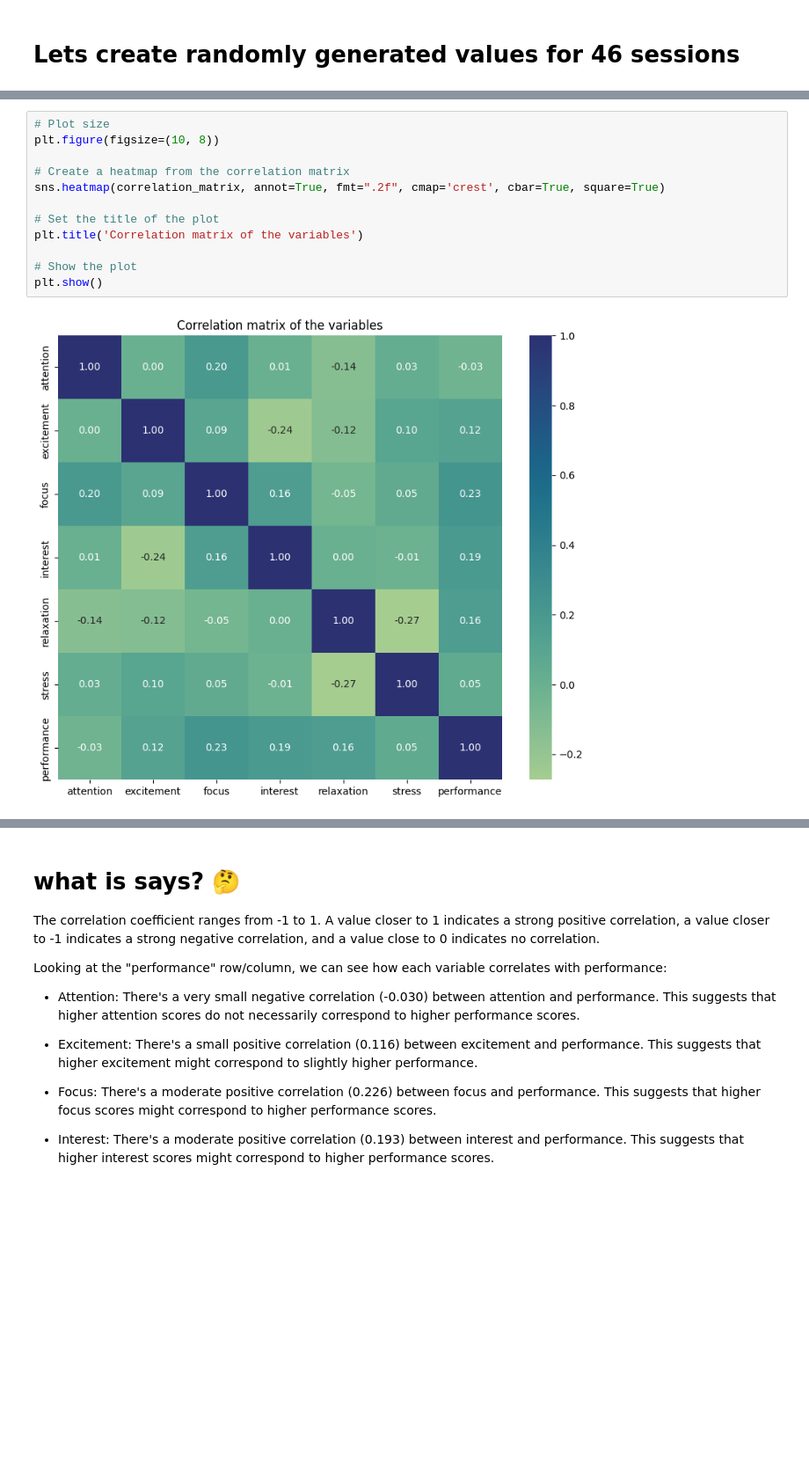
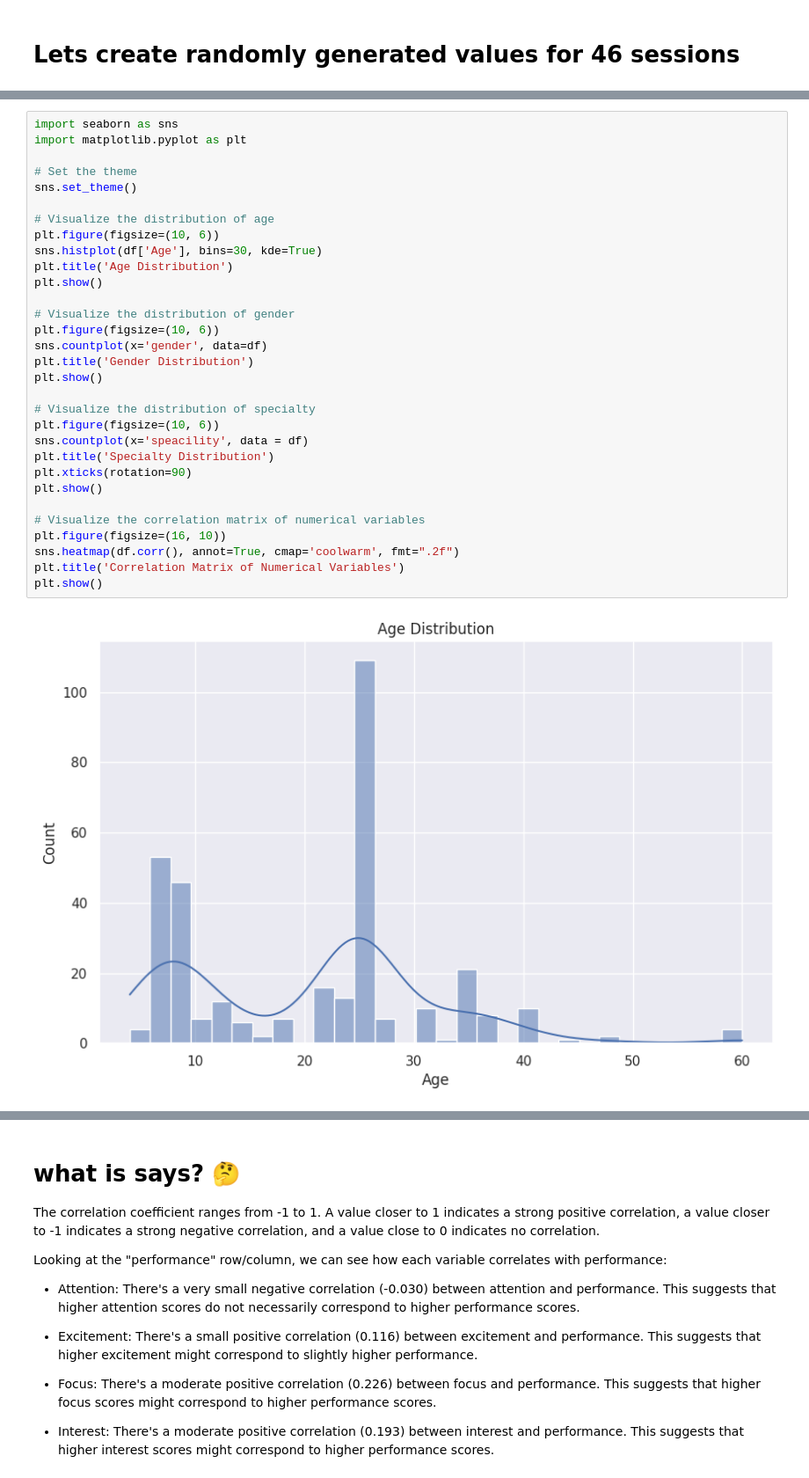
Before and after one commit to Darkandpure/Machine_learning-, a Jupyter notebook: Analysis_nema.ipynb, the cells around one changed output, grey strips where cells are left out. Shown at 88% size. Drawn from its saved outputs; the diff is of its cells as text; blank space fills up the shorter version.

```diff
--- a/Analysis_nema.ipynb
+++ b/Analysis_nema.ipynb
@@ -72,14 +612,33 @@ correlation_matrix
-# %%
-# Plot size
-plt.figure(figsize=(10, 8))
-
-# Create a heatmap from the correlation matrix
-sns.heatmap(correlation_matrix, annot=True, fmt=".2f", cmap='crest', cbar=True, square=True)
-
-# Set the title of the plot
-plt.title('Correlation matrix of the variables')
-
-# Show the plot
-plt.show()
-# %% [output]
-[figure, removed]
+# %%
+import seaborn as sns
+import matplotlib.pyplot as plt
+
+# Set the theme
+sns.set_theme()
+
+# Visualize the distribution of age
+plt.figure(figsize=(10, 6))
+sns.histplot(df['Age'], bins=30, kde=True)
+plt.title('Age Distribution')
+plt.show()
+
+# Visualize the distribution of gender
+plt.figure(figsize=(10, 6))
+sns.countplot(x='gender', data=df)
+plt.title('Gender Distribution')
+plt.show()
+
+# Visualize the distribution of specialty
+plt.figure(figsize=(10, 6))
+sns.countplot(x='speacility', data = df)
+plt.title('Specialty Distribution')
+plt.xticks(rotation=90)
+plt.show()
+
+# Visualize the correlation matrix of numerical variables
+plt.figure(figsize=(16, 10))
+sns.heatmap(df.corr(), annot=True, cmap='coolwarm', fmt=".2f")
+plt.title('Correlation Matrix of Numerical Variables')
+plt.show()
+# %% [output]
+[figure, added]
```
Also changed, not shown: parts of 9 cells of this notebook.
